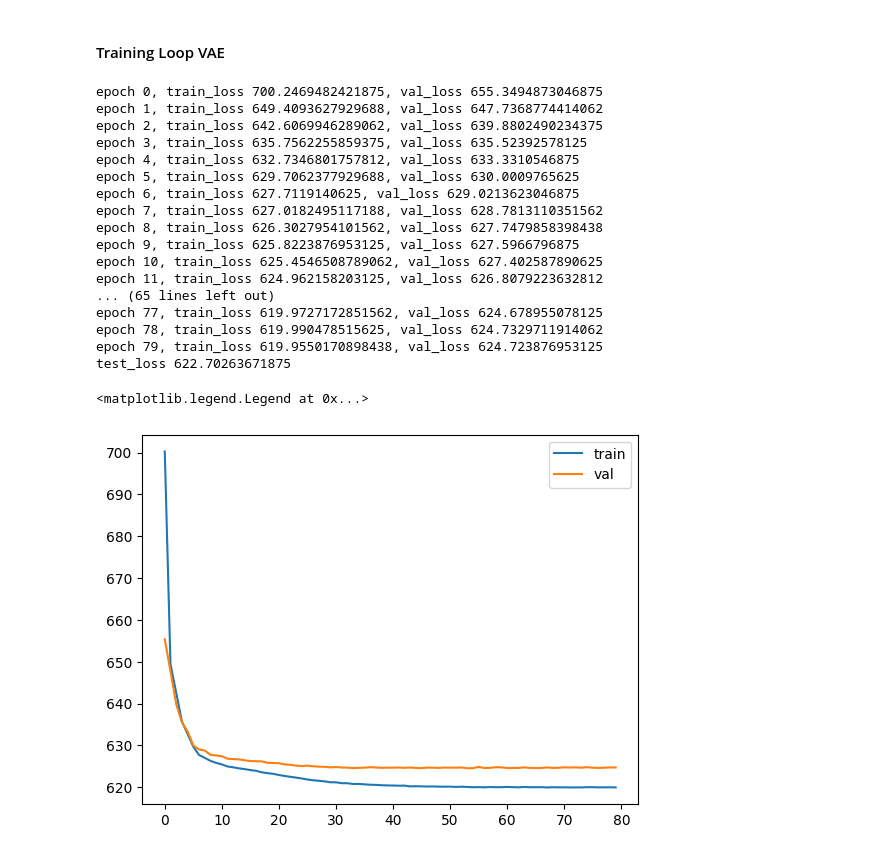
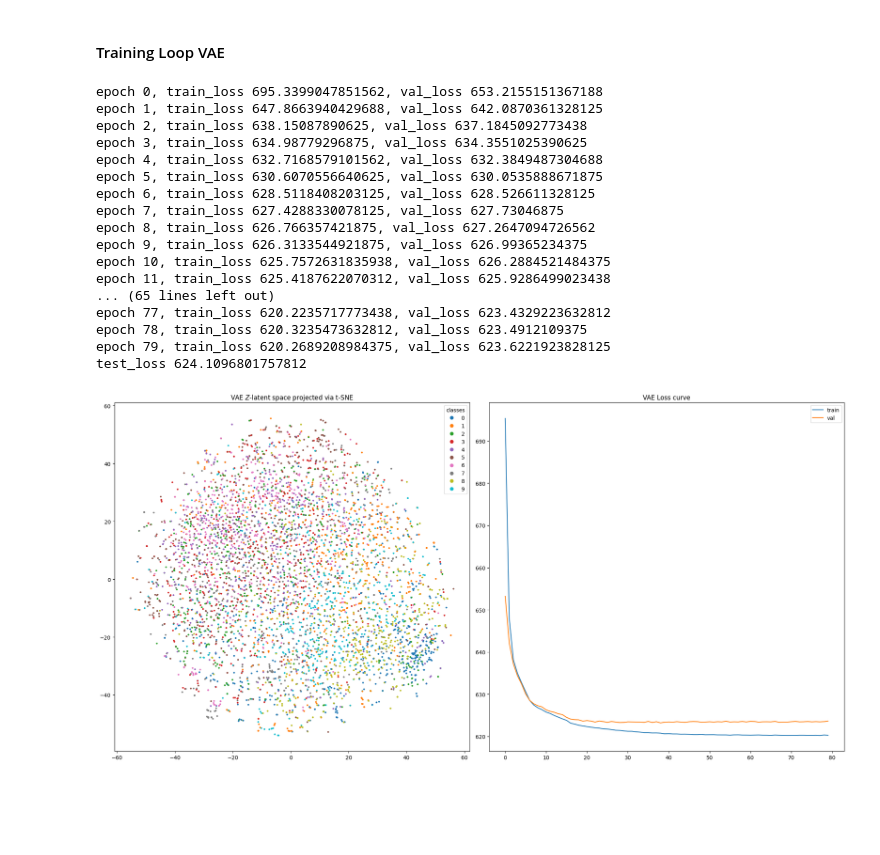
Before and after one commit to thmaz/encoders, a Jupyter notebook: encoders.ipynb, the cells around one changed output. Saved outputs shown, nothing was run; the diff lists cells and outputs as text; code cells hidden in the pictures; blank space fills up the shorter version.

```diff
--- a/encoders.ipynb
+++ b/encoders.ipynb
@@ -427,9 +400,9 @@ X_test shape: torch.Size([5000, 3, 64, 64])
 # %% [markdown]
 #### Training Loop VAE
 # %%
-generator = VAE(z_size=Z_DIM).to(DEVICE)
+genvae = VAE(z_size=Z_DIM).to(DEVICE)
 
-optimizer = torch.optim.Adam(generator.parameters(), lr=LEARNING_RATE)
+optimizer = torch.optim.Adam(genvae.parameters(), lr=LEARNING_RATE)
 scheduler = torch.optim.lr_scheduler.ExponentialLR(optimizer, gamma=LEARNING_RATE_GAMMA)
 criterion = nn.BCEWithLogitsLoss()
 
@@ -441,7 +414,7 @@ for epoch in range(EPOCHS):
     for i, (images, _) in enumerate(train_loader):
         images = images.to(DEVICE)
         # predict and compute loss
-        preds, _, mu, log_var = generator(images)
+        preds, _, mu, log_var = genvae(images)
 
         # from the original VAE paper
         kl_reg = torch.mean(- 0.5 * torch.sum(1 + log_var - mu.pow(2) - log_var.exp(), dim=1))
@@ -460,7 +433,7 @@ for epoch in range(EPOCHS):
     train_history.append(torch.mean(torch.tensor(batch_history)))
 
     with torch.no_grad():
-        preds, _, mu, log_var = generator(X_val.to(DEVICE))
+        preds, _, mu, log_var = genvae(X_val.to(DEVICE))
         kl_reg = torch.mean(- 0.5 * torch.sum(1 + log_var - mu.pow(2) - log_var.exp(), dim=1))
         rec_error = LAMBDA_REC_ERR * criterion(preds, X_val.to(DEVICE))
         loss = rec_error + kl_reg
@@ -469,36 +442,55 @@ for epoch in range(EPOCHS):
     print(f"epoch {epoch}, train_loss {train_history[-1]}, val_loss {val_history[-1]}")
 
 with torch.no_grad():
-    preds, z, mu, sigma = generator(X_test.to(DEVICE))
+    preds, z, mu, sigma = genvae(X_test.to(DEVICE))
     kl_reg = torch.mean(- 0.5 * torch.sum(1 + log_var - mu.pow(2) - log_var.exp(), dim=1))
     rec_error = LAMBDA_REC_ERR * criterion(preds, X_test.to(DEVICE))
     loss = rec_error + kl_reg
     print(f"test_loss {loss.item()}")
 # %% [output]
-epoch 0, train_loss 700.2469482421875, val_loss 655.3494873046875
-epoch 1, train_loss 649.4093627929688, val_loss 647.7368774414062
-epoch 2, train_loss 642.6069946289062, val_loss 639.8802490234375
-epoch 3, train_loss 635.7562255859375, val_loss 635.52392578125
-epoch 4, train_loss 632.7346801757812, val_loss 633.3310546875
-epoch 5, train_loss 629.7062377929688, val_loss 630.0009765625
-epoch 6, train_loss 627.7119140625, val_loss 629.0213623046875
-epoch 7, train_loss 627.0182495117188, val_loss 628.7813110351562
-epoch 8, train_loss 626.3027954101562, val_loss 627.7479858398438
-epoch 9, train_loss 625.8223876953125, val_loss 627.5966796875
-epoch 10, train_loss 625.4546508789062, val_loss 627.402587890625
-epoch 11, train_loss 624.962158203125, val_loss 626.8079223632812
+epoch 0, train_loss 695.3399047851562, val_loss 653.2155151367188
+epoch 1, train_loss 647.8663940429688, val_loss 642.0870361328125
+epoch 2, train_loss 638.15087890625, val_loss 637.1845092773438
+epoch 3, train_loss 634.98779296875, val_loss 634.3551025390625
+epoch 4, train_loss 632.7168579101562, val_loss 632.3849487304688
+epoch 5, train_loss 630.6070556640625, val_loss 630.0535888671875
+epoch 6, train_loss 628.5118408203125, val_loss 628.526611328125
+epoch 7, train_loss 627.4288330078125, val_loss 627.73046875
+epoch 8, train_loss 626.766357421875, val_loss 627.2647094726562
+epoch 9, train_loss 626.3133544921875, val_loss 626.99365234375
+epoch 10, train_loss 625.7572631835938, val_loss 626.2884521484375
+epoch 11, train_loss 625.4187622070312, val_loss 625.9286499023438
 ... (65 lines left out)
-epoch 77, train_loss 619.9727172851562, val_loss 624.678955078125
-epoch 78, train_loss 619.990478515625, val_loss 624.7329711914062
-epoch 79, train_loss 619.9550170898438, val_loss 624.723876953125
-test_loss 622.70263671875
+epoch 77, train_loss 620.2235717773438, val_loss 623.4329223632812
+epoch 78, train_loss 620.3235473632812, val_loss 623.4912109375
+epoch 79, train_loss 620.2689208984375, val_loss 623.6221923828125
+test_loss 624.1096801757812
-# %%
-plt.plot(train_history, label="train")
-plt.plot(val_history, label="val")
-plt.legend()
-# %% [output]
-<matplotlib.legend.Legend at 0x...>
-[figure, removed]
+# %%
+from sklearn.manifold import TSNE
+
+with torch.no_grad():
+    _, _, mu, _ = genvae(X_test.to(DEVICE))
+
+z = mu.cpu().numpy()
+
+z_proj = TSNE(n_components=2, random_state=42).fit_transform(z)
+
+fig, (ax1, ax2) = plt.subplots(1, 2, figsize=(20, 10))
+
+sc = ax1.scatter(z_proj[:, 0], z_proj[:, 1], c=y_test, s=5, cmap='tab10')
+ax1.legend(*sc.legend_elements(), title='classes')
+ax1.set_title("VAE $Z$-latent space projected via t-SNE")
+
+
+ax2.plot(train_history, label="train")
+ax2.plot(val_history, label="val")
+ax2.legend()
+ax2.set_title("VAE Loss curve")
+
+plt.tight_layout()
+plt.show()
+# %% [output]
+[figure, added]
 # %%
 idx = 10
 
```
Also changed, not shown: parts of 7 cells of this notebook.
